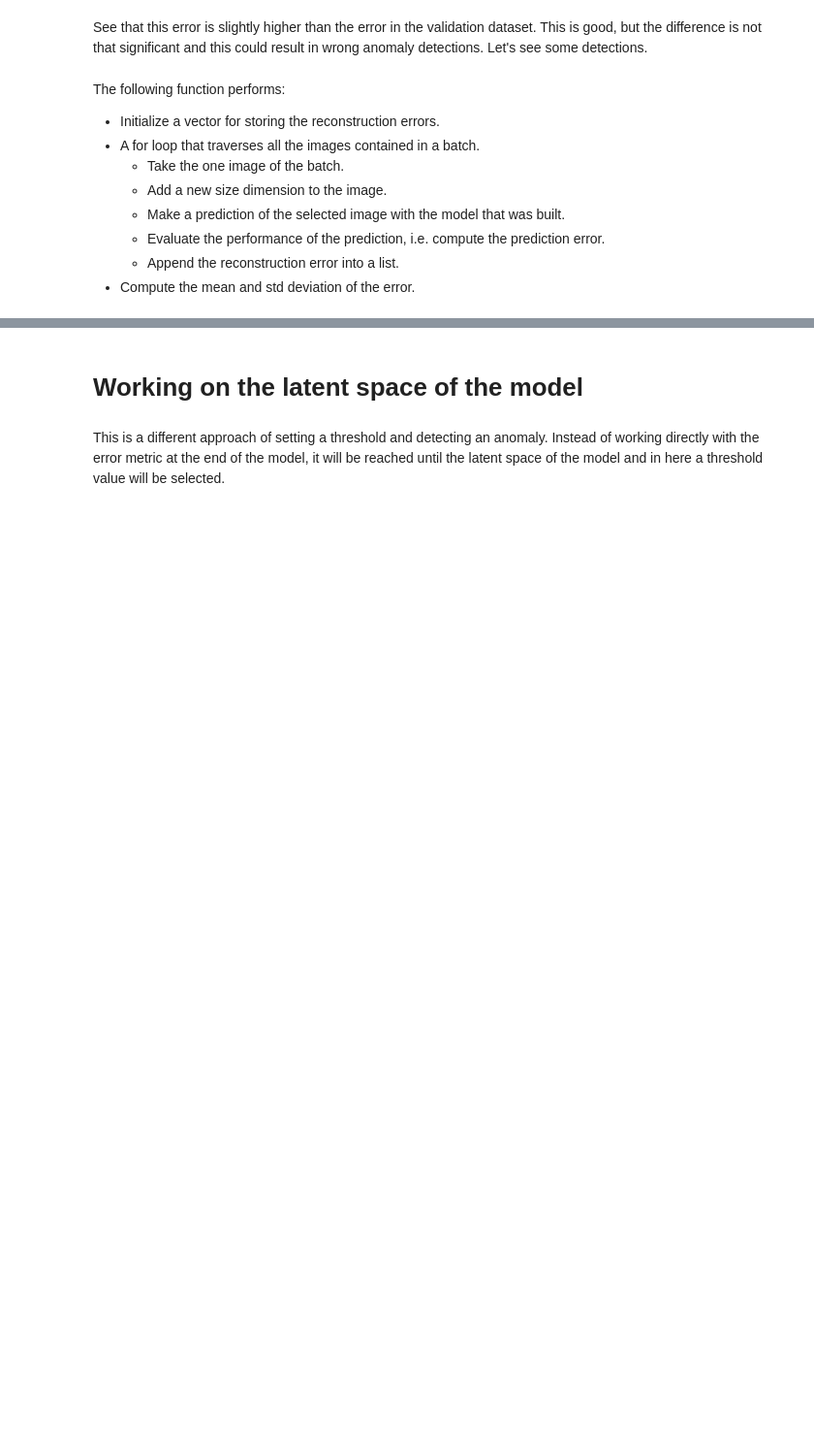
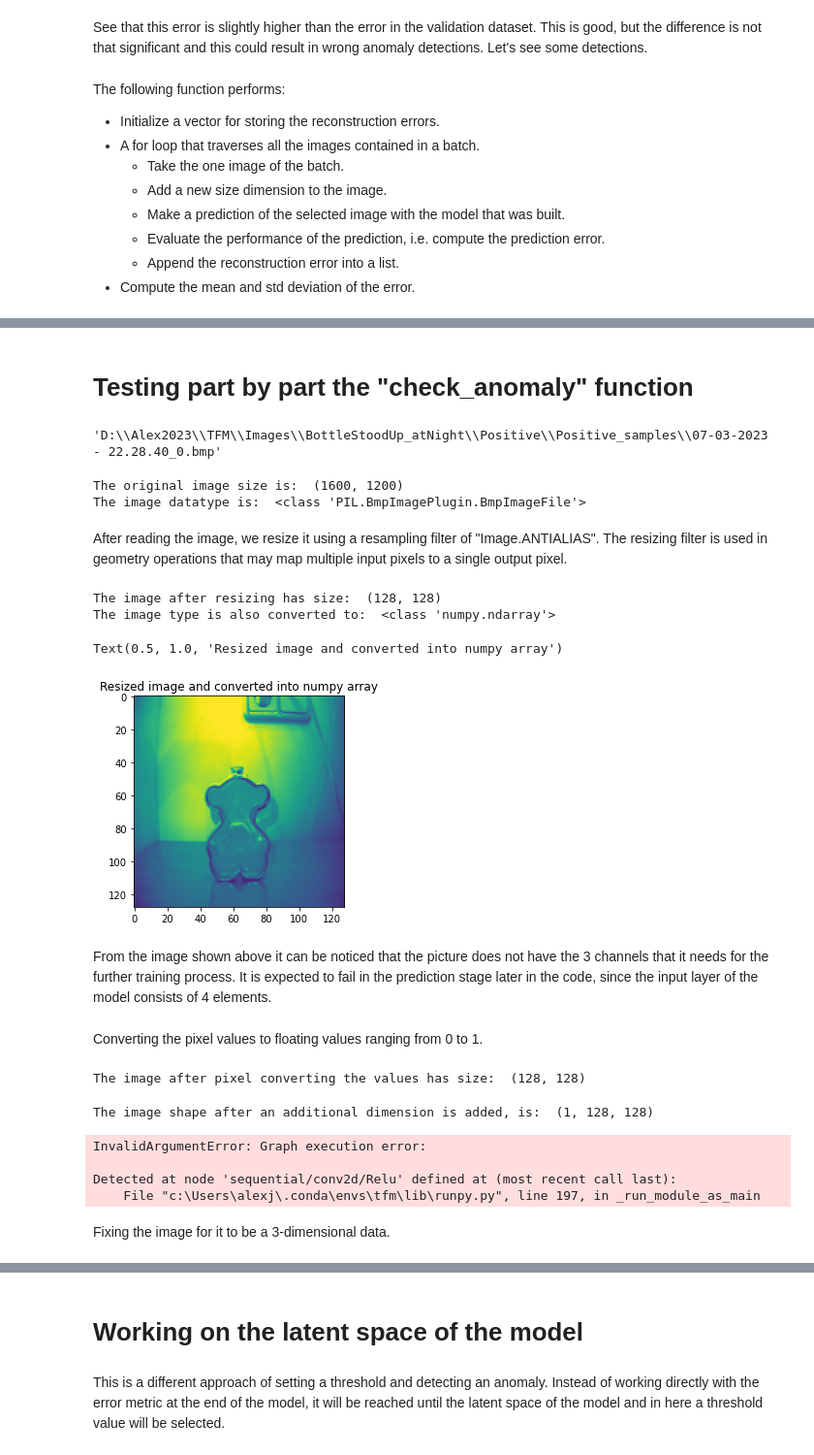
Before and after one commit to AlexCC93/BottlesAnomalies_TFM, a Jupyter notebook: TFM_Autoencoder/InHomeLaptop.ipynb, the cells around one changed output, grey strips where cells are left out. Shown at 97% size. Drawn from its saved outputs; the diff is of its cells as text; code cells hidden in the pictures; blank space fills up the shorter version.

```diff
--- a/TFM_Autoencoder/InHomeLaptop.ipynb
+++ b/TFM_Autoencoder/InHomeLaptop.ipynb
@@ -605,0 +623,51 @@ for j in range(1):                        # Itertaing over ONLY the first batch
+# %% [markdown]
+# Testing part by part the "check_anomaly" function
+# %%
+positive_file_paths[0]
+# %% [output]
+'D:\\Alex2023\\TFM\\Images\\BottleStoodUp_atNight\\Positive\\Positive_samples\\07-03-2023 - 22.28.40_0.bmp'
+# %%
+img  = Image.open(positive_file_paths[0])
+print("The original image size is: ", img.size)
+print("The image datatype is: ", type(img))
+# %% [output]
+The original image size is:  (1600, 1200)
+The image datatype is:  <class 'PIL.BmpImagePlugin.BmpImageFile'>
+# %% [markdown]
+After reading the image, we resize it using a resampling filter of "Image.ANTIALIAS". The resizing filter is used in geometry operations that may map multiple input pixels to a single output pixel.
+# %%
+img = np.array(img.resize((128,128), Image.ANTIALIAS))
+print("The image after resizing has size: ", img.shape)
+print("The image type is also converted to: ", type(img))
+# %% [output]
+The image after resizing has size:  (128, 128)
+The image type is also converted to:  <class 'numpy.ndarray'>
+# %%
+plt.imshow(img)
+plt.title("Resized image and converted into numpy array")
+# %% [output]
+Text(0.5, 1.0, 'Resized image and converted into numpy array')
+[figure, added]
+# %% [markdown]
+From the image shown above it can be noticed that the picture does not have the 3 channels that it needs for the further training process. It is expected to fail in the prediction stage later in the code, since the input layer of the model consists of 4 elements.
+# %% [markdown]
+Converting the pixel values to floating values ranging from 0 to 1.
+# %%
+img = img / 255.
+print("The image after pixel converting the values has size: ", img.shape)
+# %% [output]
+The image after pixel converting the values has size:  (128, 128)
+# %%
+img = img[np.newaxis,:,:]
+print("The image shape after an additional dimension is added, is: ", img.shape)
+# %% [output]
+The image shape after an additional dimension is added, is:  (1, 128, 128)
+# %%
+reconstruction = model.predict([[img]])
+# %% [output]
+InvalidArgumentError: Graph execution error:
+
+Detected at node 'sequential/conv2d/Relu' defined at (most recent call last):
+    File "c:\Users\alexj\.conda\envs\tfm\lib\runpy.py", line 197, in _run_module_as_main
+# %% [markdown]
+Fixing the image for it to be a 3-dimensional data.
```
Also changed, not shown: parts of 219 cells of this notebook, 1 other file.
